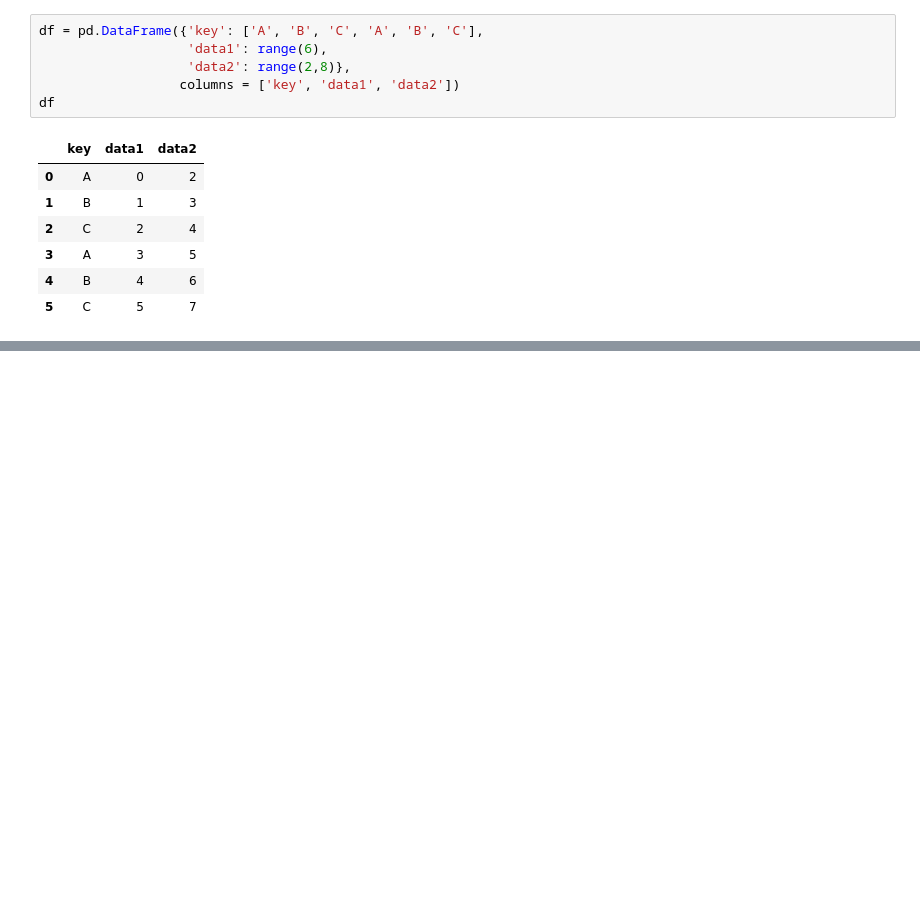
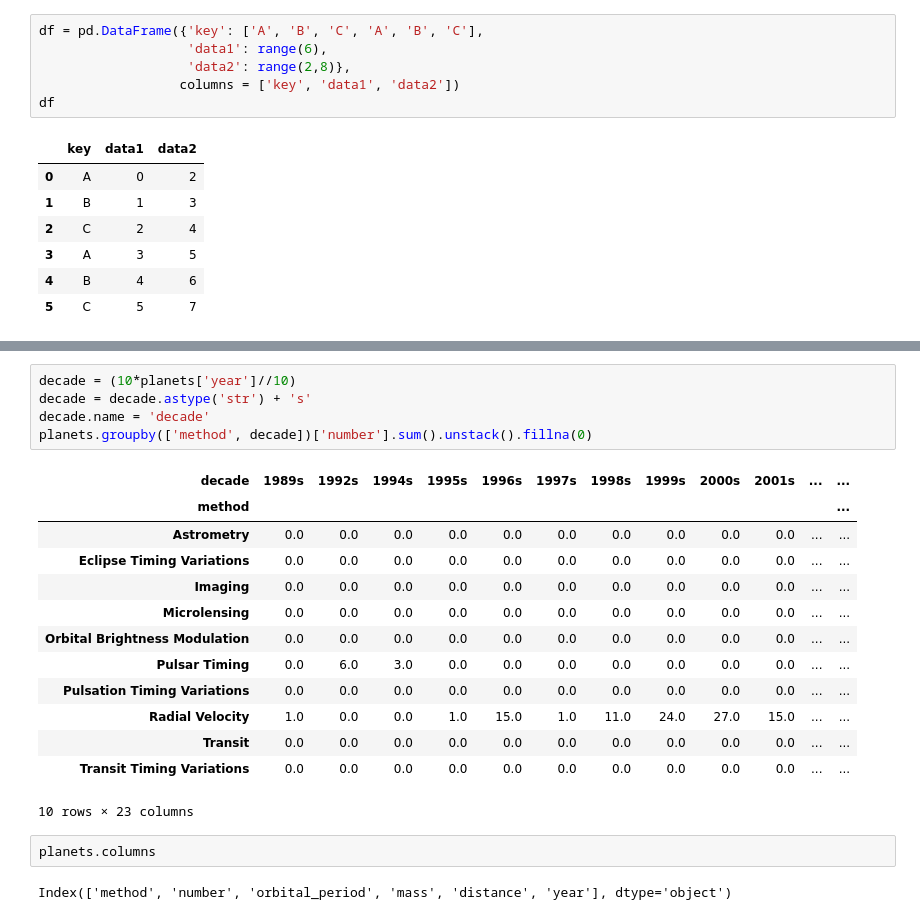
Before and after one commit to DurodolaBolu/pandas, a Jupyter notebook: Aggregation and grouping.ipynb, the cells around one changed output, grey strips where cells are left out. Cells and saved outputs as stored; diff of their text form; blank space fills up the shorter version.

```diff
--- a/Aggregation and grouping.ipynb
+++ b/Aggregation and grouping.ipynb
@@ -146,0 +205,23 @@ df
+# %%
+decade = (10*planets['year']//10)
+decade = decade.astype('str') + 's'
+decade.name = 'decade'
+planets.groupby(['method', decade])['number'].sum().unstack().fillna(0)
+# %% [output]
+| decade | 1989s | 1992s | 1994s | 1995s | 1996s | 1997s | 1998s | 1999s | 2000s | 2001s | ... | ... |
+| method |  |  |  |  |  |  |  |  |  |  |  | ... |
+| Astrometry | 0.0 | 0.0 | 0.0 | 0.0 | 0.0 | 0.0 | 0.0 | 0.0 | 0.0 | 0.0 | ... | ... |
+| Eclipse Timing Variations | 0.0 | 0.0 | 0.0 | 0.0 | 0.0 | 0.0 | 0.0 | 0.0 | 0.0 | 0.0 | ... | ... |
+| Imaging | 0.0 | 0.0 | 0.0 | 0.0 | 0.0 | 0.0 | 0.0 | 0.0 | 0.0 | 0.0 | ... | ... |
+| Microlensing | 0.0 | 0.0 | 0.0 | 0.0 | 0.0 | 0.0 | 0.0 | 0.0 | 0.0 | 0.0 | ... | ... |
+| Orbital Brightness Modulation | 0.0 | 0.0 | 0.0 | 0.0 | 0.0 | 0.0 | 0.0 | 0.0 | 0.0 | 0.0 | ... | ... |
+| Pulsar Timing | 0.0 | 6.0 | 3.0 | 0.0 | 0.0 | 0.0 | 0.0 | 0.0 | 0.0 | 0.0 | ... | ... |
+| Pulsation Timing Variations | 0.0 | 0.0 | 0.0 | 0.0 | 0.0 | 0.0 | 0.0 | 0.0 | 0.0 | 0.0 | ... | ... |
+| Radial Velocity | 1.0 | 0.0 | 0.0 | 1.0 | 15.0 | 1.0 | 11.0 | 24.0 | 27.0 | 15.0 | ... | ... |
+| Transit | 0.0 | 0.0 | 0.0 | 0.0 | 0.0 | 0.0 | 0.0 | 0.0 | 0.0 | 0.0 | ... | ... |
+| Transit Timing Variations | 0.0 | 0.0 | 0.0 | 0.0 | 0.0 | 0.0 | 0.0 | 0.0 | 0.0 | 0.0 | ... | ... |
+10 rows × 23 columns
+# %%
+planets.columns
+# %% [output]
+Index(['method', 'number', 'orbital_period', 'mass', 'distance', 'year'], dtype='object')
```
Also changed, not shown: parts of 3 cells of this notebook, 5 other files.
